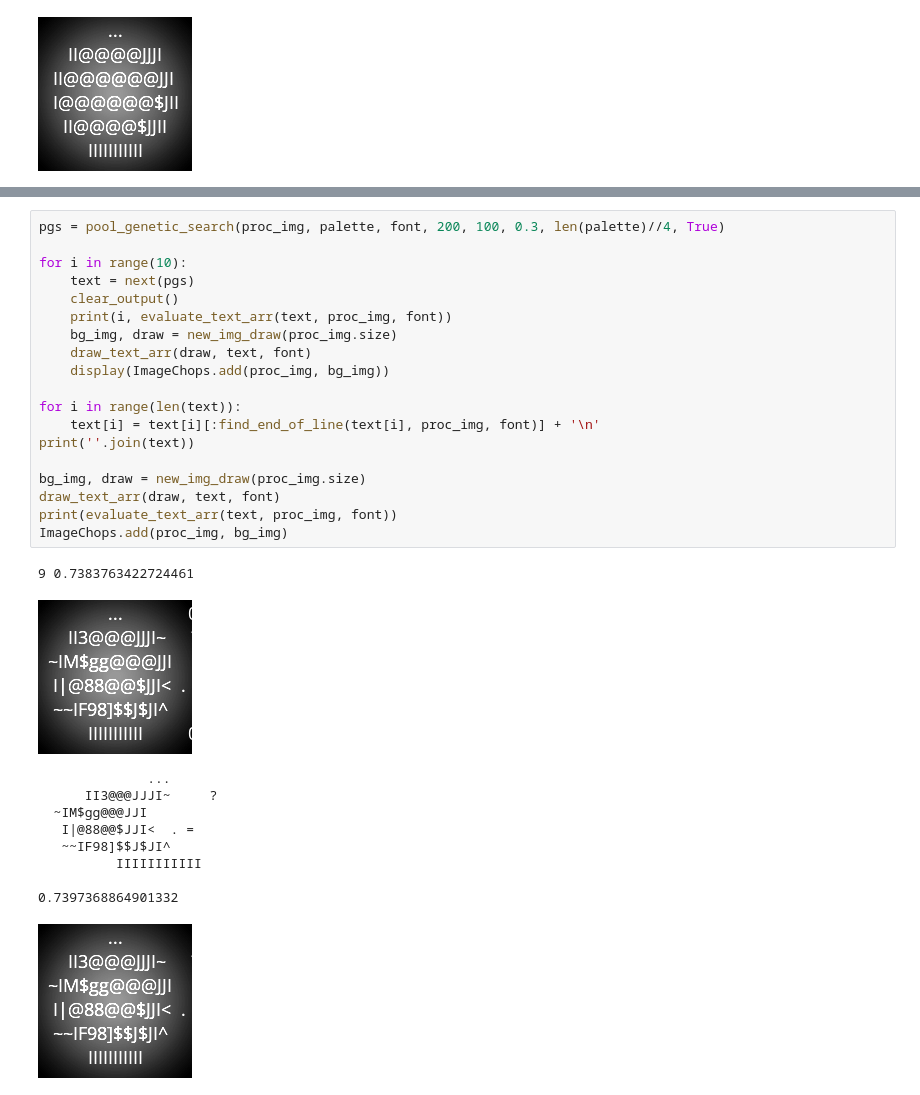
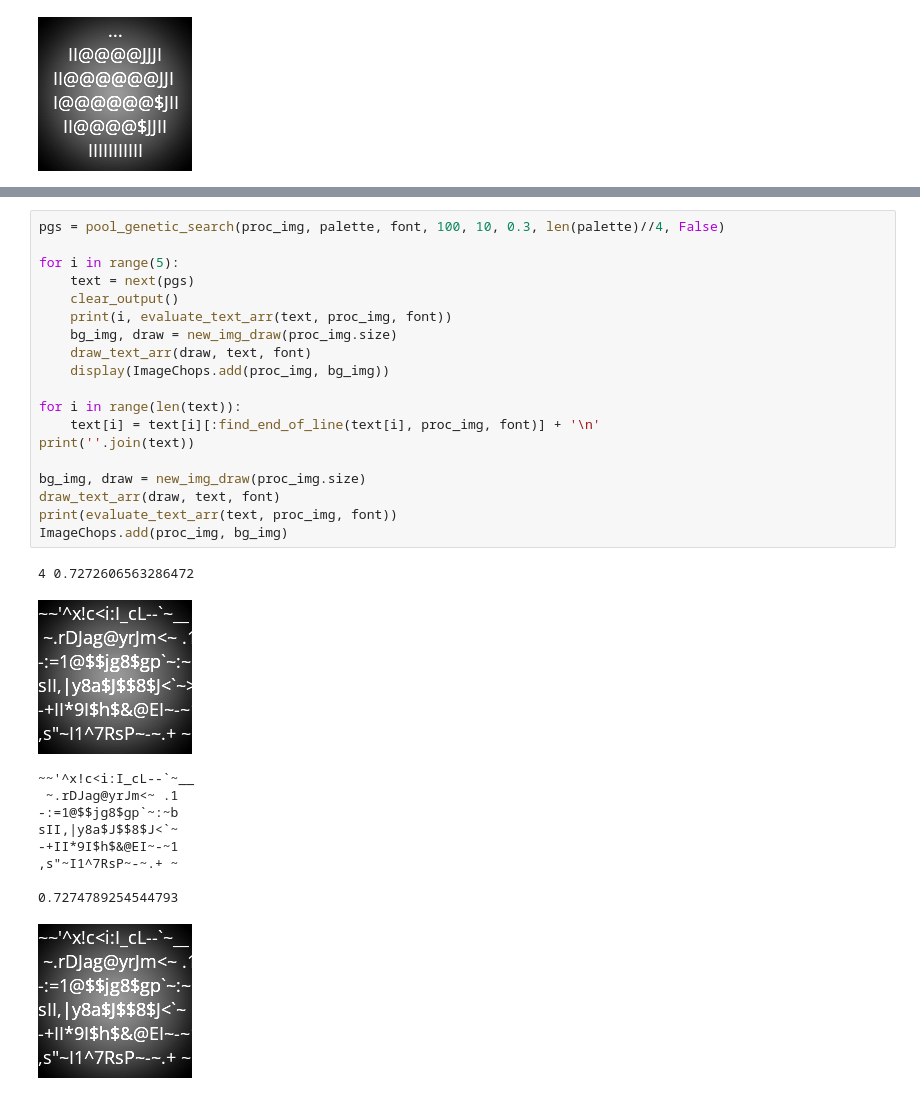
Before and after one commit to wojciechsadlik/python-char-art, a Jupyter notebook: ascii_art_non_mono_tests.ipynb, the cells around one changed output, grey strips where cells are left out. Cells and saved outputs as stored; diff of their text form.

```diff
--- a/ascii_art_non_mono_tests.ipynb
+++ b/ascii_art_non_mono_tests.ipynb
@@ -134,31 +134,31 @@ __ "~+c._F\:-\~~~>_2
 # %%
-pgs = pool_genetic_search(proc_img, palette, font, 200, 100, 0.3, len(palette)//4, True)
+pgs = pool_genetic_search(proc_img, palette, font, 100, 10, 0.3, len(palette)//4, False)
 
-for i in range(10):
+for i in range(5):
     text = next(pgs)
     clear_output()
     print(i, evaluate_text_arr(text, proc_img, font))
     bg_img, draw = new_img_draw(proc_img.size)
     draw_text_arr(draw, text, font)
     display(ImageChops.add(proc_img, bg_img))
 
 for i in range(len(text)):
     text[i] = text[i][:find_end_of_line(text[i], proc_img, font)] + '\n'
 print(''.join(text))
 
 bg_img, draw = new_img_draw(proc_img.size)
 draw_text_arr(draw, text, font)
 print(evaluate_text_arr(text, proc_img, font))
 ImageChops.add(proc_img, bg_img)
 # %% [output]
-9 0.7383763422724461
+4 0.7272606563286472
-[figure, old version]
+[figure, new version]
-              ...
-      II3@@@JJJI~     ?
-  ~IM$gg@@@JJI
-   I|@88@@$JJI<  . =
-   ~~IF98]$$J$JI^
-          IIIIIIIIIII
+~~'^x!c<i:I_cL--`~__
+ ~.rDJag@yrJm<~ .1
+-:=1@$$jg8$gp`~:~b
+sII,|y8a$J$$8$J<`~
+-+II*9I$h$&@EI~-~1
+,s"~I1^7RsP~-~.+ ~
 
-0.7397368864901332
+0.7274789254544793
-[figure, old version]
+[figure, new version]
```
Also changed, not shown: parts of 1 cell of this notebook, 1 other file.
